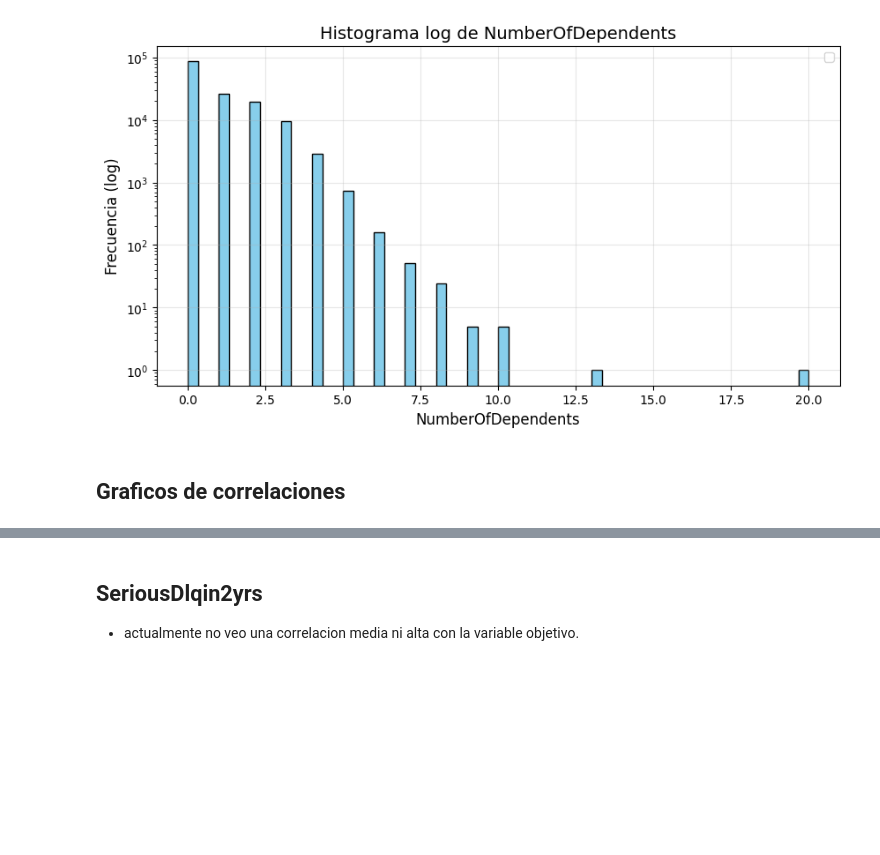
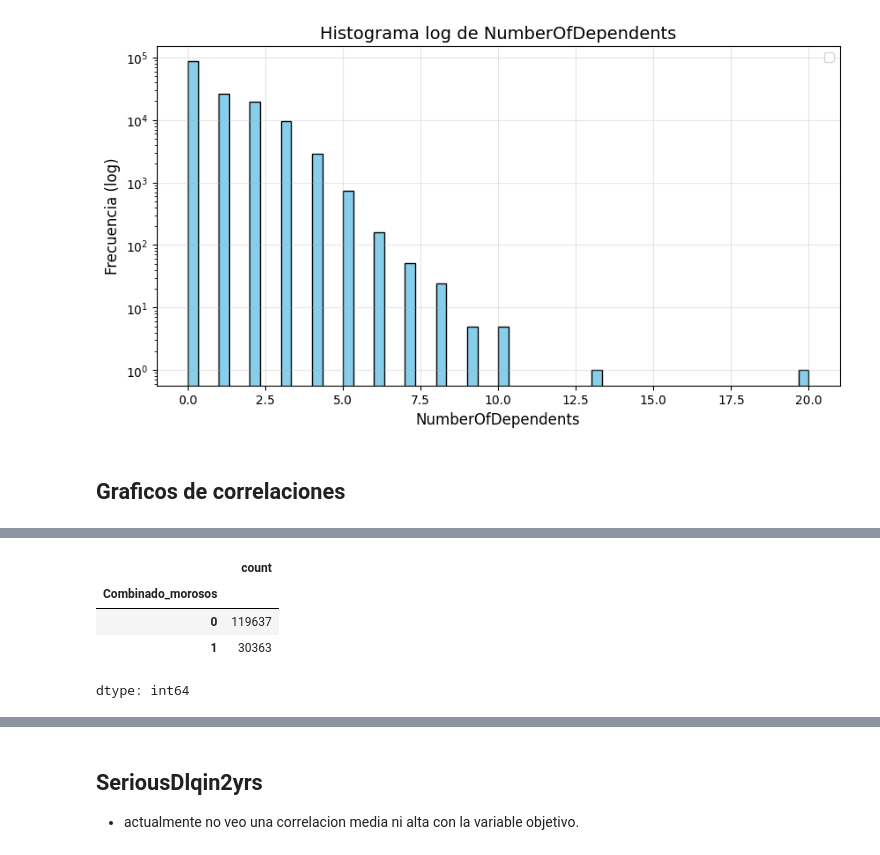
Before and after one commit to THEWACHER1103/analisis_crediticio, a Jupyter notebook: Analisis_crediticio.ipynb, the cells around one changed output, grey strips where cells are left out. Saved outputs shown, nothing was run; the diff lists cells and outputs as text; code cells hidden in the pictures; blank space fills up the shorter version.

```diff
--- a/Analisis_crediticio.ipynb
+++ b/Analisis_crediticio.ipynb
@@ -256,0 +282,12 @@ corr_matrix.round(3)
+# %%
+#sume todos los campos 3 para evitar la correlacion extrema.
+df['Combinado_morosos'] = (df["NumberOfTimes90DaysLate"] + df["NumberOfTime60-89DaysPastDueNotWorse"]+ df["NumberOfTime30-59DaysPastDueNotWorse"])
+df.loc[(df['Combinado_morosos']>=1), 'Combinado_morosos'] = 1
+# %%
+df['Combinado_morosos'].value_counts()
+# %% [output]
+|  | count |
+| Combinado_morosos |  |
+| 0 | 119637 |
+| 1 | 30363 |
+dtype: int64
```
Also changed, not shown: parts of 23 cells of this notebook.
